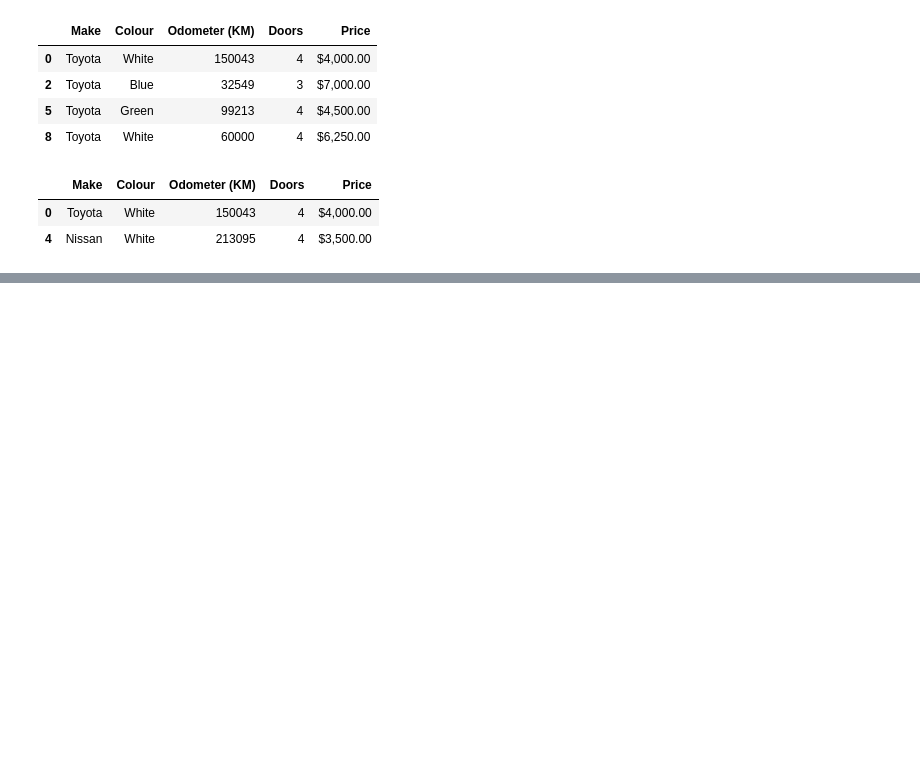
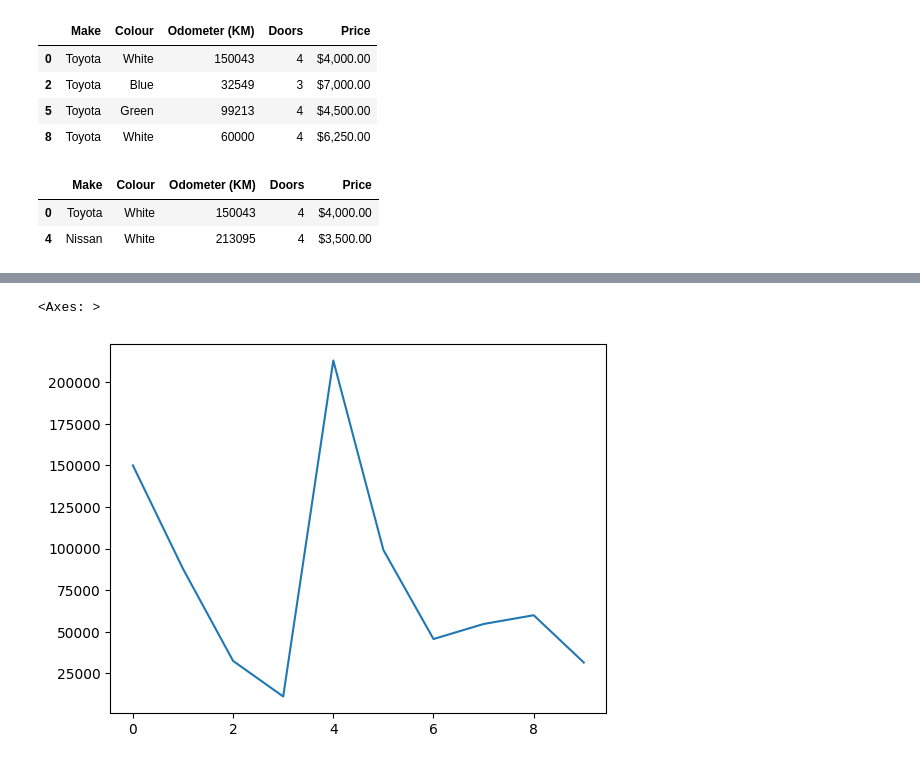
Before and after one commit to 4kbr/jupiter-first, a Jupyter notebook: introduction-to-pandas.ipynb, the cells around one changed output, grey strips where cells are left out. Cells and saved outputs as stored; diff of their text form; code cells hidden in the pictures; blank space fills up the shorter version.

```diff
--- a/introduction-to-pandas.ipynb
+++ b/introduction-to-pandas.ipynb
@@ -370,0 +410,5 @@ car_sales[car_sales["Odometer (KM)"] > 100000]
+# %%
+car_sales["Odometer (KM)"].plot()
+# %% [output]
+<Axes: >
+[figure, added]
```
Also changed, not shown: parts of 9 cells of this notebook, 2 other files.
